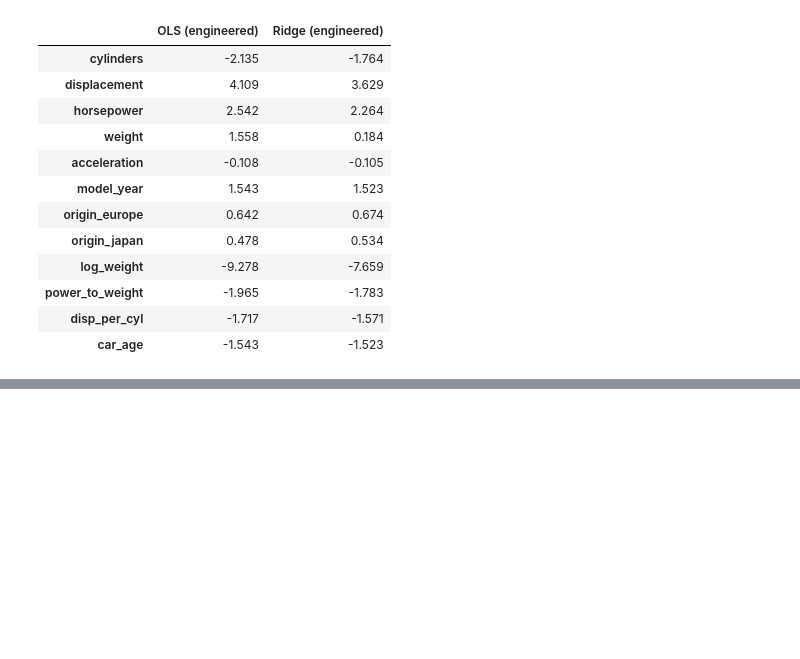
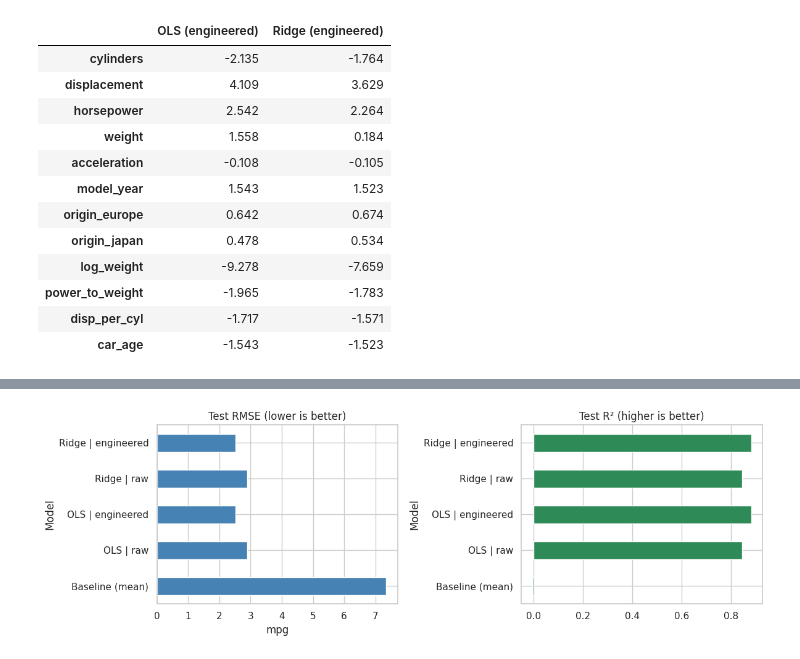
Before and after one commit to Saeed7521/Research-Assignment, a Jupyter notebook: experiment.ipynb, the cells around one changed output, grey strips where cells are left out. Cells and saved outputs as stored; diff of their text form; code cells hidden in the pictures; blank space fills up the shorter version.

Commit message:
Evaluate models: CV and test RMSE/MAE/R2, residual diagnostics

```diff
--- a/experiment.ipynb
+++ b/experiment.ipynb
@@ -215,0 +219,12 @@ Standardized coefficients (effect on mpg of +1 std in each feature):
+# %%
+kf = KFold(5, shuffle=True, random_state=RANDOM_STATE)
+rows = []
+for label, pipe in fitted.items():
+    name = label.split(' | ')[0]; eng = label.endswith('engineered')
+    cv_rmse = -cross_val_score(make(name, eng), X_train_raw, y_train, cv=kf, scoring='neg_root_mean_squared_error')
+    pred = pipe.predict(X_test_raw)
+    rows.append({'Model': label, 'CV RMSE (train)': cv_rmse.mean(), 'CV RMSE std': cv_rmse.std(),
+                 'Test RMSE': np.sqrt(mean_squared_error(y_test, pred)),
+                 'Test MAE': mean_absolute_error(y_test, pred), 'Test R²': r2_score(y_test, pred)})
+results = pd.DataFrame(rows).set_index('Model').round(3)
+display(results)
@@ -215,0 +239,7 @@ Standardized coefficients (effect on mpg of +1 std in each feature):
+# %%
+fig, ax = plt.subplots(1, 2, figsize=(12, 4))
+results['Test RMSE'].plot.barh(ax=ax[0], color='steelblue'); ax[0].set_title('Test RMSE (lower is better)'); ax[0].set_xlabel('mpg')
+results['Test R²'].plot.barh(ax=ax[1], color='seagreen'); ax[1].set_title('Test R² (higher is better)')
+plt.tight_layout(); plt.show()
+# %% [output]
+[figure, added]
```
Also changed, not shown: parts of 4 cells of this notebook.
